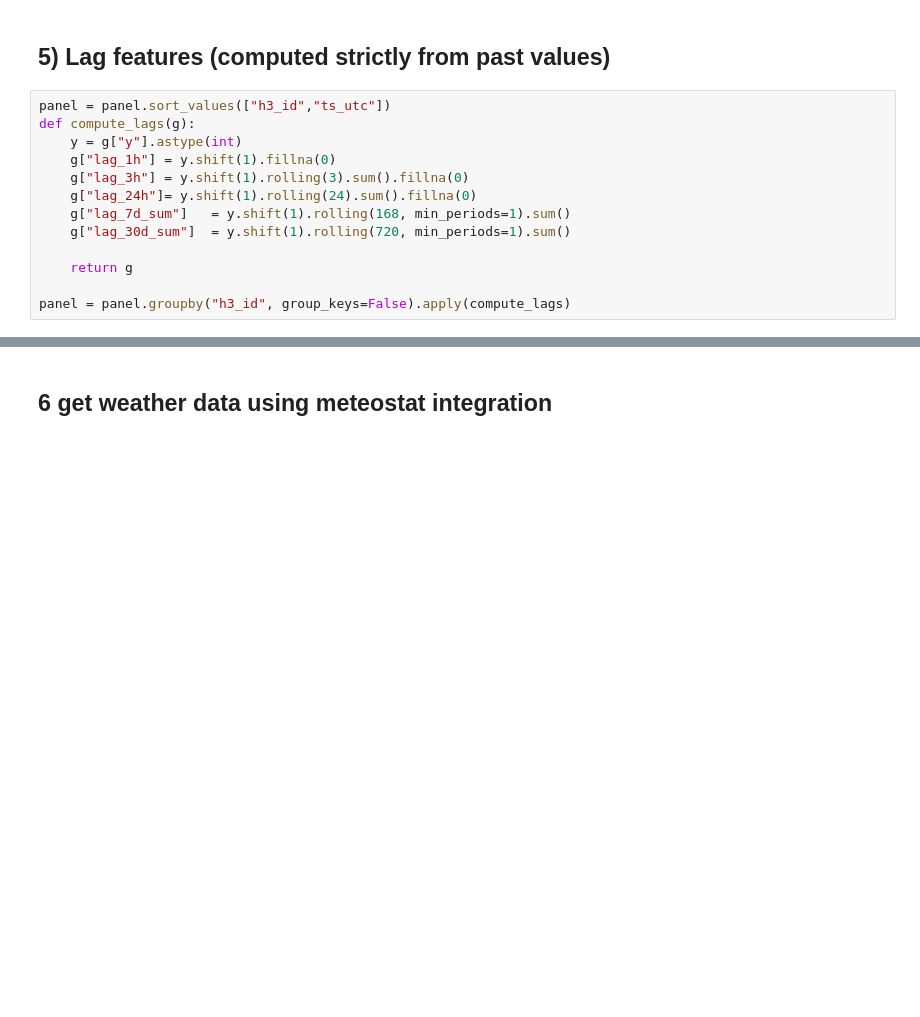
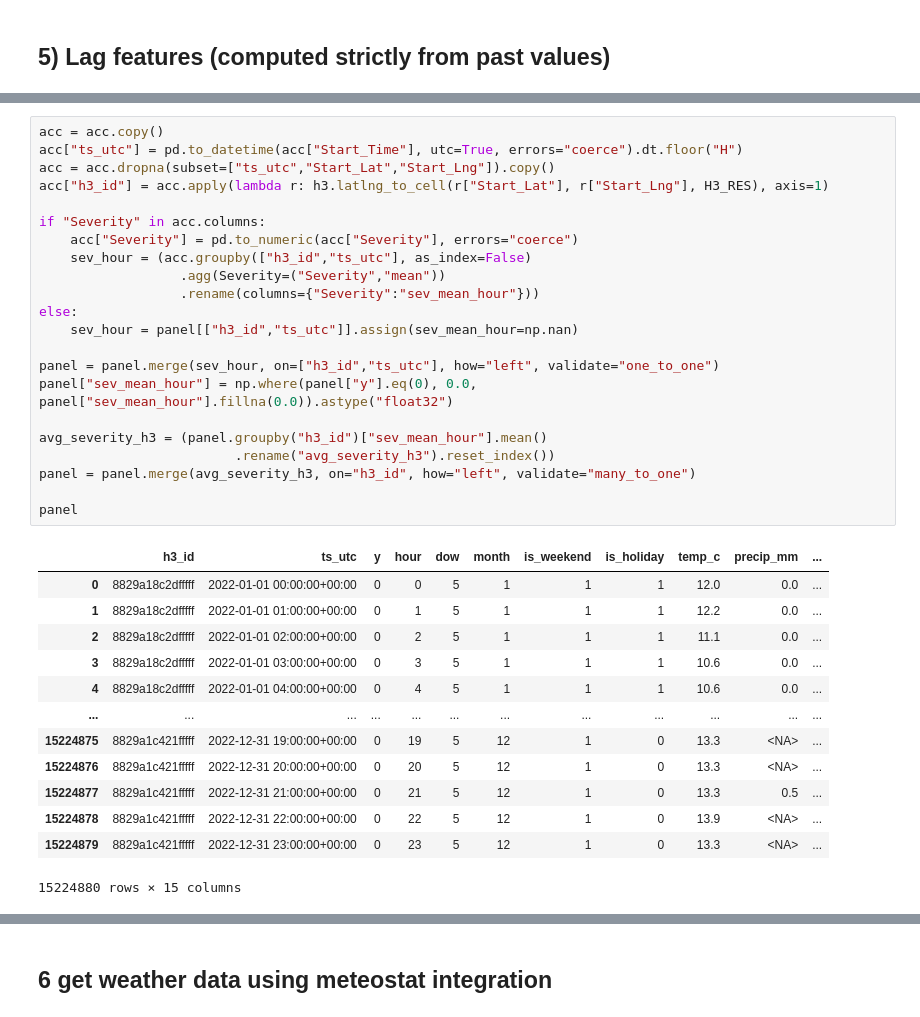
Before and after one commit to cavities12/ac215_project, a Jupyter notebook: notebook/01_explore_us_accidents.ipynb, the cells around one changed output, grey strips where cells are left out. Saved outputs shown, nothing was run; the diff lists cells and outputs as text; blank space fills up the shorter version.

```diff
--- a/notebook/01_explore_us_accidents.ipynb
+++ b/notebook/01_explore_us_accidents.ipynb
@@ -266,16 +570,3 @@ us_holidays = holidays.UnitedStates(years=years)
 panel["is_holiday"] = ts.dt.date.astype("O").map(lambda d: 1 if d in us_holidays else 0).astype("int8")
 # %% [markdown]
 ## 5) Lag features (computed **strictly** from past values)
-# %%
-panel = panel.sort_values(["h3_id","ts_utc"])
-def compute_lags(g):
-    y = g["y"].astype(int)
-    g["lag_1h"] = y.shift(1).fillna(0)
-    g["lag_3h"] = y.shift(1).rolling(3).sum().fillna(0)
-    g["lag_24h"]= y.shift(1).rolling(24).sum().fillna(0)
-    g["lag_7d_sum"]   = y.shift(1).rolling(168, min_periods=1).sum()
-    g["lag_30d_sum"]  = y.shift(1).rolling(720, min_periods=1).sum()
-
-    return g
-
-panel = panel.groupby("h3_id", group_keys=False).apply(compute_lags)
@@ -281,0 +641,36 @@ panel = panel.groupby("h3_id", group_keys=False).apply(compute_lags)
+# %%
+acc = acc.copy()
+acc["ts_utc"] = pd.to_datetime(acc["Start_Time"], utc=True, errors="coerce").dt.floor("H")
+acc = acc.dropna(subset=["ts_utc","Start_Lat","Start_Lng"]).copy()
+acc["h3_id"] = acc.apply(lambda r: h3.latlng_to_cell(r["Start_Lat"], r["Start_Lng"], H3_RES), axis=1)
+
+if "Severity" in acc.columns:
+    acc["Severity"] = pd.to_numeric(acc["Severity"], errors="coerce")
+    sev_hour = (acc.groupby(["h3_id","ts_utc"], as_index=False)
+                  .agg(Severity=("Severity","mean"))
+                  .rename(columns={"Severity":"sev_mean_hour"}))
+else:
+    sev_hour = panel[["h3_id","ts_utc"]].assign(sev_mean_hour=np.nan)
+
+panel = panel.merge(sev_hour, on=["h3_id","ts_utc"], how="left", validate="one_to_one")
+panel["sev_mean_hour"] = np.where(panel["y"].eq(0), 0.0, panel["sev_mean_hour"].fillna(0.0)).astype("float32")
+
+avg_severity_h3 = (panel.groupby("h3_id")["sev_mean_hour"].mean()
+                         .rename("avg_severity_h3").reset_index())
+panel = panel.merge(avg_severity_h3, on="h3_id", how="left", validate="many_to_one")
+
+panel
+# %% [output]
+|  | h3_id | ts_utc | y | hour | dow | month | is_weekend | is_holiday | temp_c | precip_mm | ... |
+| 0 | 8829a18c2dfffff | 2022-01-01 00:00:00+00:00 | 0 | 0 | 5 | 1 | 1 | 1 | 12.0 | 0.0 | ... |
+| 1 | 8829a18c2dfffff | 2022-01-01 01:00:00+00:00 | 0 | 1 | 5 | 1 | 1 | 1 | 12.2 | 0.0 | ... |
+| 2 | 8829a18c2dfffff | 2022-01-01 02:00:00+00:00 | 0 | 2 | 5 | 1 | 1 | 1 | 11.1 | 0.0 | ... |
+| 3 | 8829a18c2dfffff | 2022-01-01 03:00:00+00:00 | 0 | 3 | 5 | 1 | 1 | 1 | 10.6 | 0.0 | ... |
+| 4 | 8829a18c2dfffff | 2022-01-01 04:00:00+00:00 | 0 | 4 | 5 | 1 | 1 | 1 | 10.6 | 0.0 | ... |
+| ... | ... | ... | ... | ... | ... | ... | ... | ... | ... | ... | ... |
+| 15224875 | 8829a1c421fffff | 2022-12-31 19:00:00+00:00 | 0 | 19 | 5 | 12 | 1 | 0 | 13.3 | <NA> | ... |
+| 15224876 | 8829a1c421fffff | 2022-12-31 20:00:00+00:00 | 0 | 20 | 5 | 12 | 1 | 0 | 13.3 | <NA> | ... |
+| 15224877 | 8829a1c421fffff | 2022-12-31 21:00:00+00:00 | 0 | 21 | 5 | 12 | 1 | 0 | 13.3 | 0.5 | ... |
+| 15224878 | 8829a1c421fffff | 2022-12-31 22:00:00+00:00 | 0 | 22 | 5 | 12 | 1 | 0 | 13.9 | <NA> | ... |
+| 15224879 | 8829a1c421fffff | 2022-12-31 23:00:00+00:00 | 0 | 23 | 5 | 12 | 1 | 0 | 13.3 | <NA> | ... |
+15224880 rows × 15 columns
```
Also changed, not shown: parts of 23 cells of this notebook.
